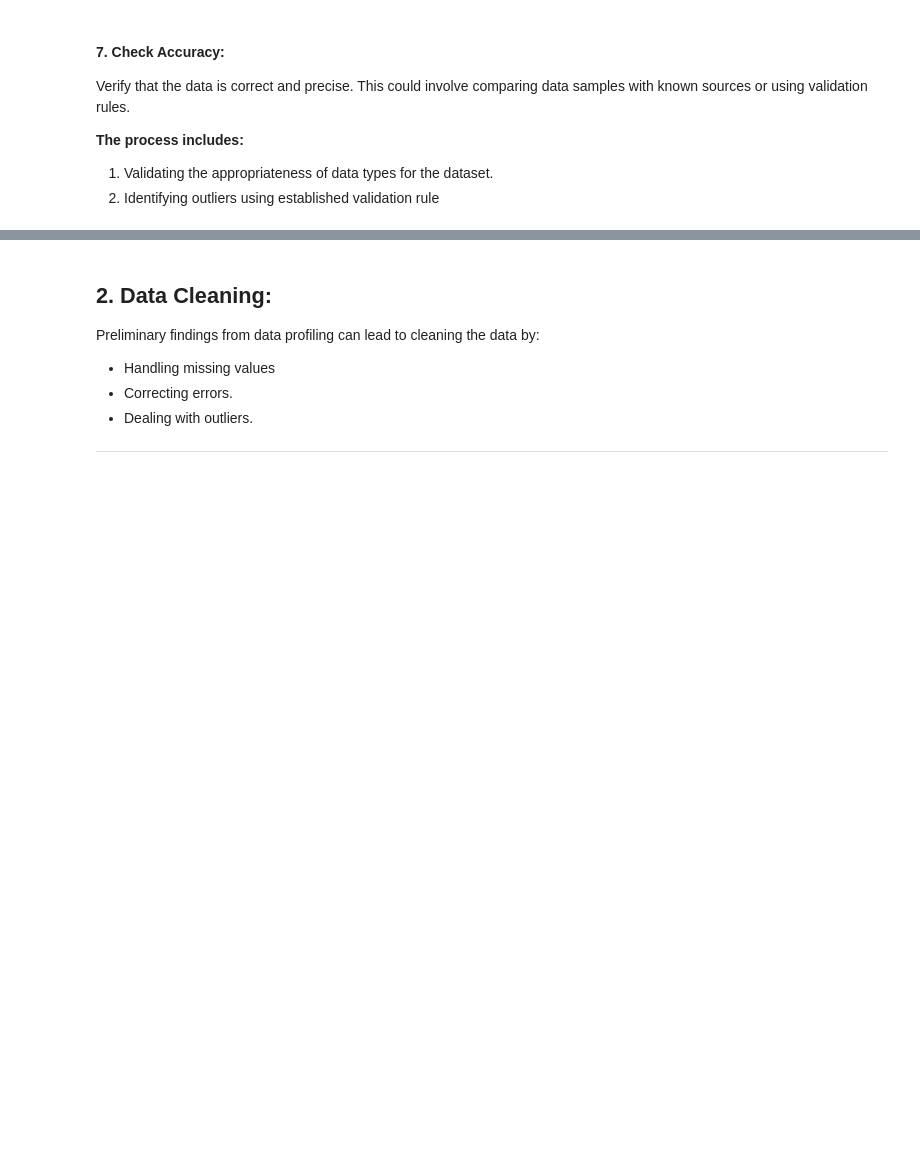
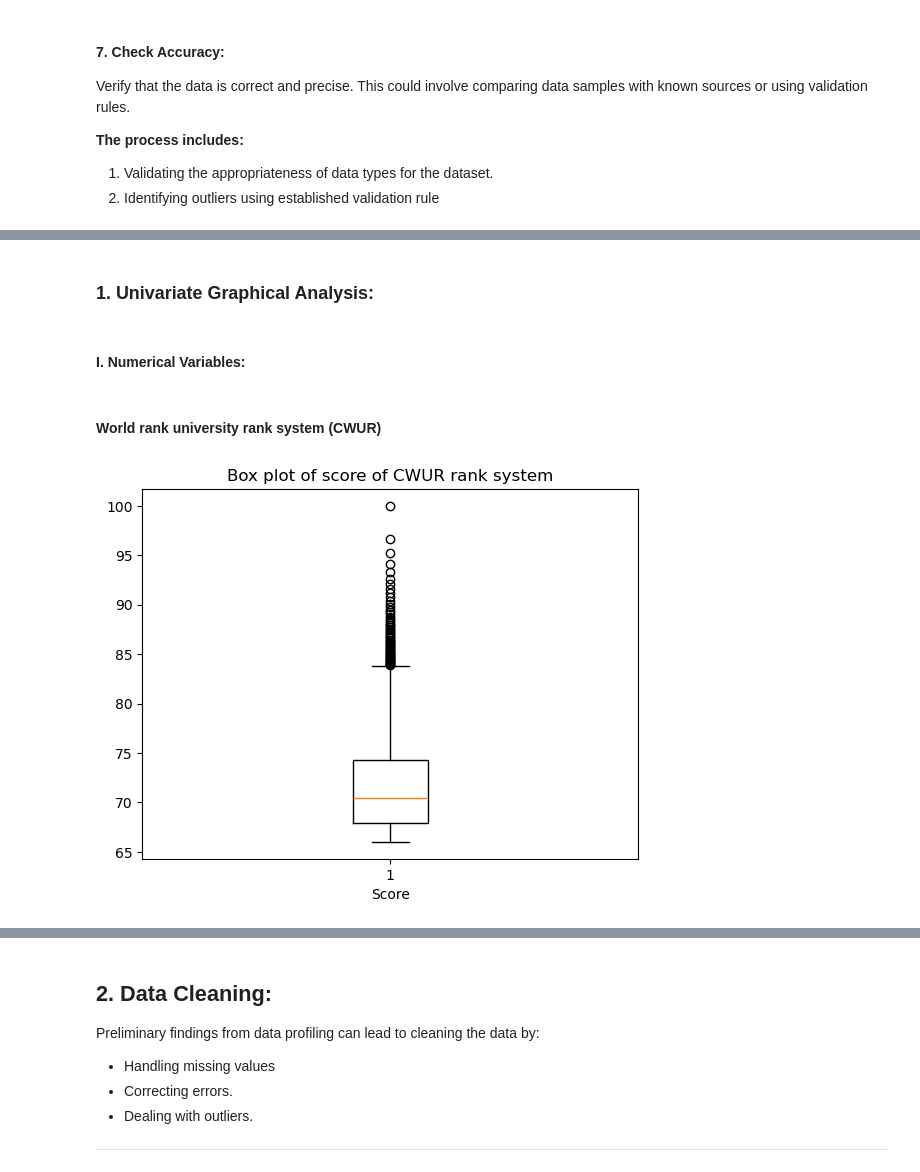
Before and after one commit to Tuwaiq-DS-ML-bootcamp-V-8/Usecase-3-Project-2, a Jupyter notebook: EDA explain template.ipynb, the cells around one changed output, grey strips where cells are left out. Drawn from its saved outputs; the diff is of its cells as text; code cells hidden in the pictures; blank space fills up the shorter version.

```diff
--- a/EDA explain template.ipynb
+++ b/EDA explain template.ipynb
@@ -301,5 +444,18 @@ We use 3 common visualization methods:
+# %% [markdown]
+### 1. Univariate Graphical Analysis:
+# %% [markdown]
+#### I. Numerical Variables:
 # %%
 # go to univariate graphical analysis
 # go to lesson : data visualisation 1 - chart type section
 # then go to univariate graphical analysis
 # detect outliers using graphs varbaly
+# %% [markdown]
+#### World rank university rank system (CWUR)
+# %%
+plt.boxplot(word_rank_univ_df['Score'])
+plt.xlabel("Score")
+plt.title(f'Box plot of score of CWUR rank system')
+plt.show()
+# %% [output]
+[figure, added]
```
Also changed, not shown: parts of 98 cells of this notebook.
